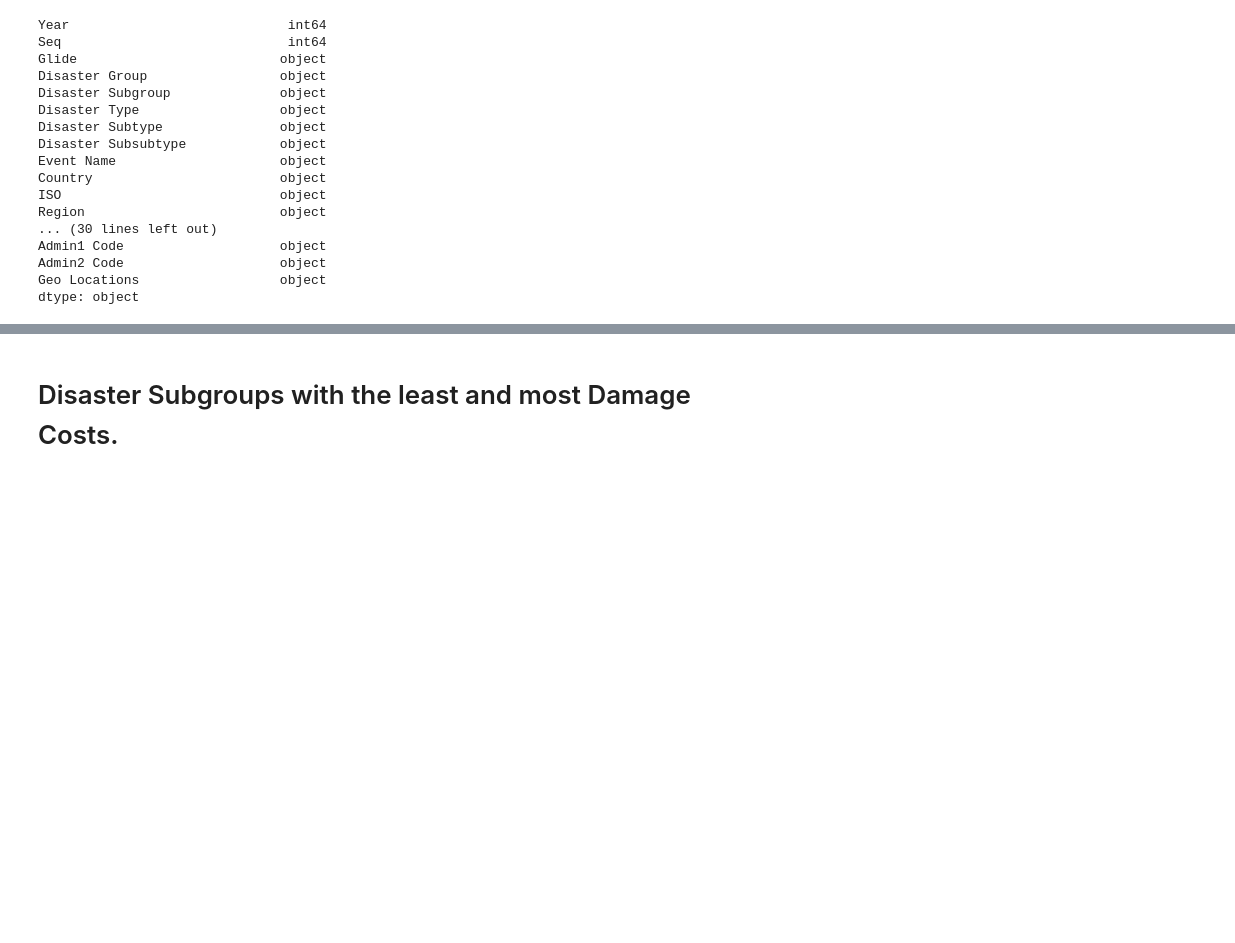
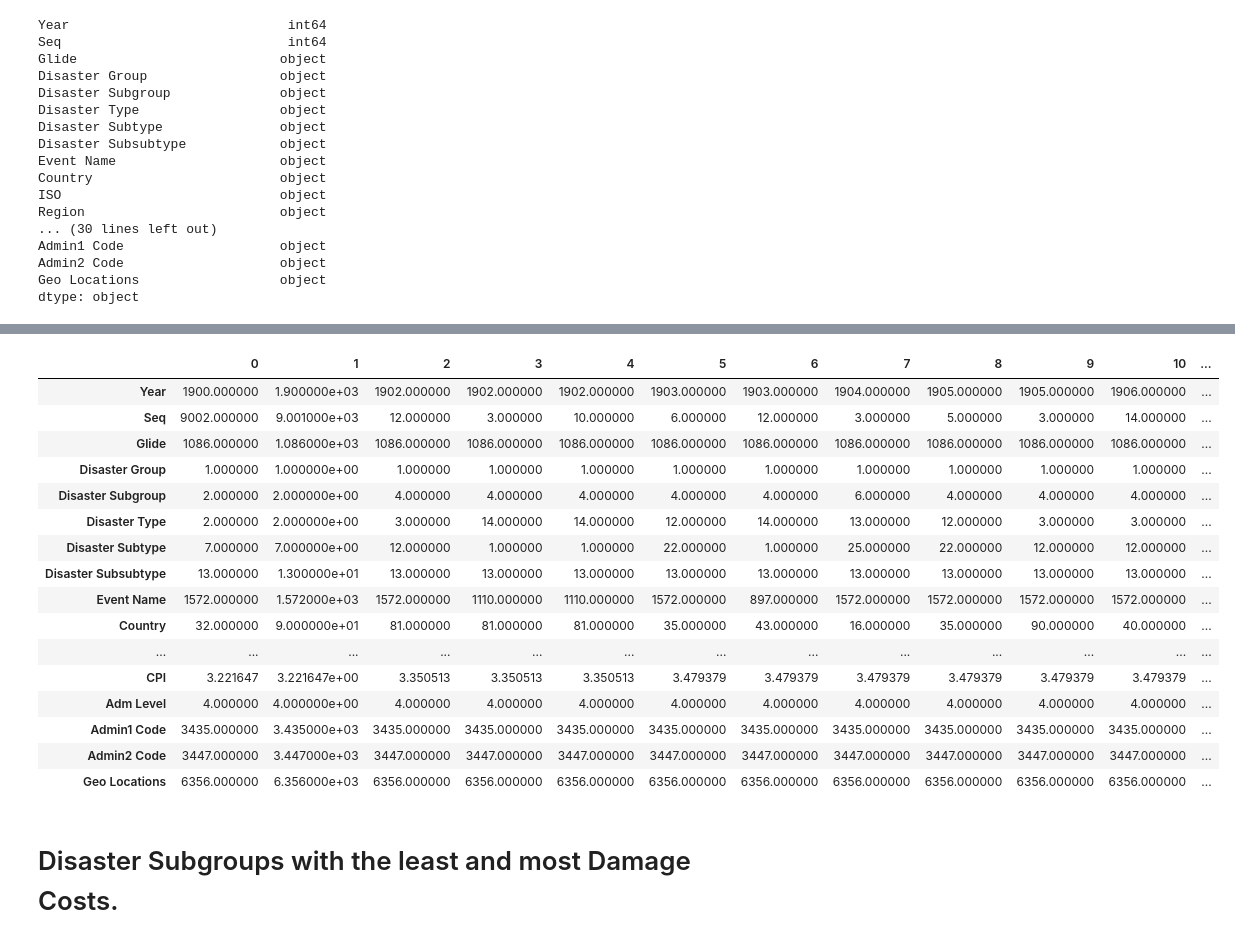
Before and after one commit to TariroSiphatisiwe/humanitarian-aid, a Jupyter notebook: humanitarian-aid.ipynb, the cells around one changed output, grey strips where cells are left out. Cells and saved outputs as stored; diff of their text form; code cells hidden in the pictures; blank space fills up the shorter version.

Commit message:
Changed catgorical data to numerical data

```diff
--- a/humanitarian-aid.ipynb
+++ b/humanitarian-aid.ipynb
@@ -282,7 +282,7 @@ Geo Locations                  8267
 dtype: int64
 # %%
 # rename the dataframe.
-df = emdata_org
+df = pd.DataFrame(emdata_org)
 # %%
 # Check if label is null and numeric, the fill missing values.
 
@@ -401,3 +401,9 @@ Admin1 Code                    object
 Admin2 Code                    object
 Geo Locations                  object
 dtype: object
+# %%
+for label, content in df.items():
+    if pd.api.types.is_object_dtype(content):
+        df[label]=df[label].fillna('missing')
+        if not pd.api.types.is_numeric_dtype(content):
+              df[label]=pd.Categorical(content).codes+1
@@ -404,2 +452,22 @@ dtype: object
+# %%
+df.head(20).T
+# %% [output]
+|  | 0 | 1 | 2 | 3 | 4 | 5 | 6 | 7 | 8 | 9 | 10 | ... |
+| Year | 1900.000000 | 1.900000e+03 | 1902.000000 | 1902.000000 | 1902.000000 | 1903.000000 | 1903.000000 | 1904.000000 | 1905.000000 | 1905.000000 | 1906.000000 | ... |
+| Seq | 9002.000000 | 9.001000e+03 | 12.000000 | 3.000000 | 10.000000 | 6.000000 | 12.000000 | 3.000000 | 5.000000 | 3.000000 | 14.000000 | ... |
+| Glide | 1086.000000 | 1.086000e+03 | 1086.000000 | 1086.000000 | 1086.000000 | 1086.000000 | 1086.000000 | 1086.000000 | 1086.000000 | 1086.000000 | 1086.000000 | ... |
+| Disaster Group | 1.000000 | 1.000000e+00 | 1.000000 | 1.000000 | 1.000000 | 1.000000 | 1.000000 | 1.000000 | 1.000000 | 1.000000 | 1.000000 | ... |
+| Disaster Subgroup | 2.000000 | 2.000000e+00 | 4.000000 | 4.000000 | 4.000000 | 4.000000 | 4.000000 | 6.000000 | 4.000000 | 4.000000 | 4.000000 | ... |
+| Disaster Type | 2.000000 | 2.000000e+00 | 3.000000 | 14.000000 | 14.000000 | 12.000000 | 14.000000 | 13.000000 | 12.000000 | 3.000000 | 3.000000 | ... |
+| Disaster Subtype | 7.000000 | 7.000000e+00 | 12.000000 | 1.000000 | 1.000000 | 22.000000 | 1.000000 | 25.000000 | 22.000000 | 12.000000 | 12.000000 | ... |
+| Disaster Subsubtype | 13.000000 | 1.300000e+01 | 13.000000 | 13.000000 | 13.000000 | 13.000000 | 13.000000 | 13.000000 | 13.000000 | 13.000000 | 13.000000 | ... |
+| Event Name | 1572.000000 | 1.572000e+03 | 1572.000000 | 1110.000000 | 1110.000000 | 1572.000000 | 897.000000 | 1572.000000 | 1572.000000 | 1572.000000 | 1572.000000 | ... |
+| Country | 32.000000 | 9.000000e+01 | 81.000000 | 81.000000 | 81.000000 | 35.000000 | 43.000000 | 16.000000 | 35.000000 | 90.000000 | 40.000000 | ... |
+| ... | ... | ... | ... | ... | ... | ... | ... | ... | ... | ... | ... | ... |
+| CPI | 3.221647 | 3.221647e+00 | 3.350513 | 3.350513 | 3.350513 | 3.479379 | 3.479379 | 3.479379 | 3.479379 | 3.479379 | 3.479379 | ... |
+| Adm Level | 4.000000 | 4.000000e+00 | 4.000000 | 4.000000 | 4.000000 | 4.000000 | 4.000000 | 4.000000 | 4.000000 | 4.000000 | 4.000000 | ... |
+| Admin1 Code | 3435.000000 | 3.435000e+03 | 3435.000000 | 3435.000000 | 3435.000000 | 3435.000000 | 3435.000000 | 3435.000000 | 3435.000000 | 3435.000000 | 3435.000000 | ... |
+| Admin2 Code | 3447.000000 | 3.447000e+03 | 3447.000000 | 3447.000000 | 3447.000000 | 3447.000000 | 3447.000000 | 3447.000000 | 3447.000000 | 3447.000000 | 3447.000000 | ... |
+| Geo Locations | 6356.000000 | 6.356000e+03 | 6356.000000 | 6356.000000 | 6356.000000 | 6356.000000 | 6356.000000 | 6356.000000 | 6356.000000 | 6356.000000 | 6356.000000 | ... |
 # %%
 # Converting all objects to numeric values
```
Also changed, not shown: parts of 5 cells of this notebook.
